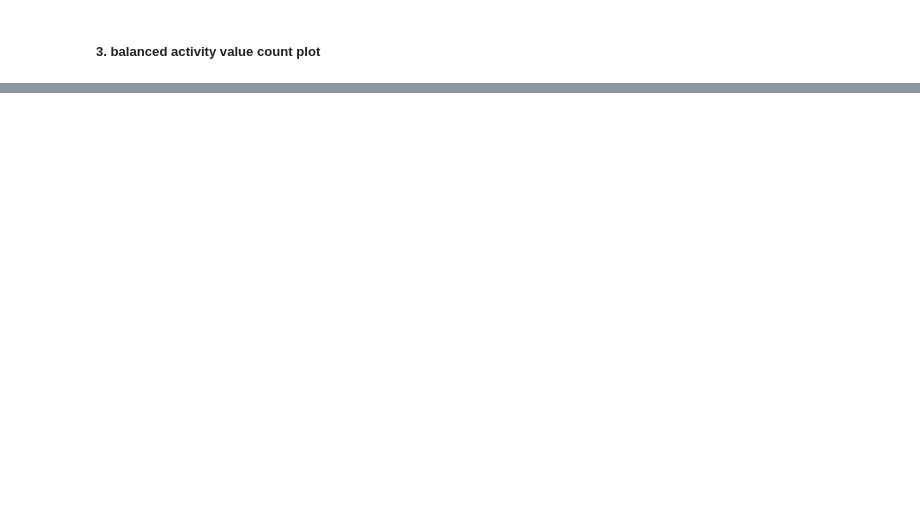
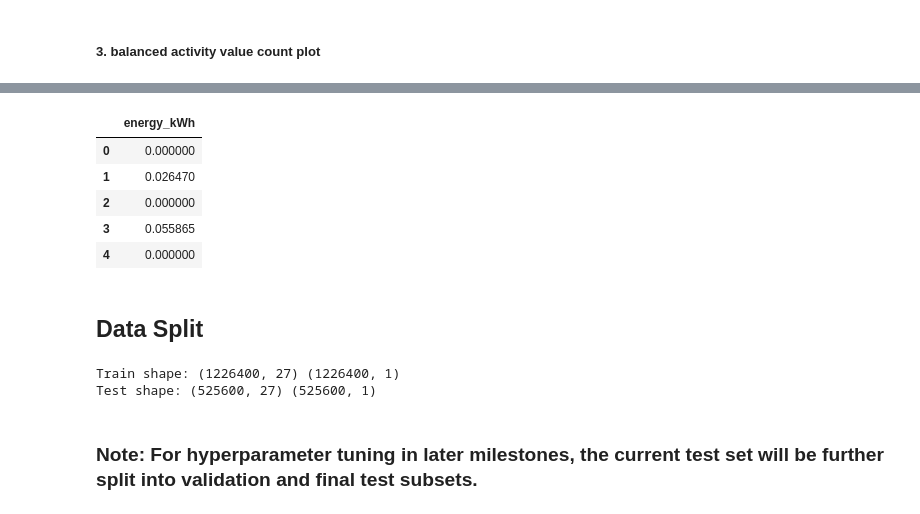
Before and after one commit to springboardmentor110525/Smart-Energy-Consumption-Analysis-and-Prediction-using-Machine-Learning-with-Device-Level-Insights-, a Jupyter notebook: notebooks/milestone1.ipynb, the cells around one changed output, grey strips where cells are left out. Cells and saved outputs as stored; diff of their text form; code cells hidden in the pictures; blank space fills up the shorter version.

```diff
--- a/notebooks/milestone1.ipynb
+++ b/notebooks/milestone1.ipynb
@@ -434,3 +446,5 @@ df_initial.drop('price_kWh', axis=1, inplace=True)
+# %%
+df_initial.drop('device_id', axis=1, inplace=True)
 # %% [markdown]
 ## Checking imbalance in record enteries
 # %% [markdown]
@@ -583,0 +653,2 @@ plt.savefig(FIG_PATH+'\Balanced_wrt_activity.png')
+# %%
+target_col = ['energy_kWh']
@@ -583,0 +704,25 @@ plt.savefig(FIG_PATH+'\Balanced_wrt_activity.png')
+# %%
+y.head()
+# %% [output]
+|  | energy_kWh |
+| 0 | 0.000000 |
+| 1 | 0.026470 |
+| 2 | 0.000000 |
+| 3 | 0.055865 |
+| 4 | 0.000000 |
+# %% [markdown]
+## Data Split
+# %%
+X_train, X_test, y_train, y_test = train_test_split(
+    X, y, test_size=0.3, random_state=10, shuffle=True
+)
+
+# Splitting the dataset so the model learns on 70% of data and is tested on the remaining 30%.
+# 'random_state' ensures reproducibility, and 'shuffle=True' avoids any time-based ordering bias.
+print("Train shape:", X_train.shape, y_train.shape)
+print("Test shape:", X_test.shape, y_test.shape)
+# %% [output]
+Train shape: (1226400, 27) (1226400, 1)
+Test shape: (525600, 27) (525600, 1)
+# %% [markdown]
+### Note: For hyperparameter tuning in later milestones, the current test set will be further split into validation and final test subsets.
```
Also changed, not shown: parts of 20 cells of this notebook, 6 other files.
